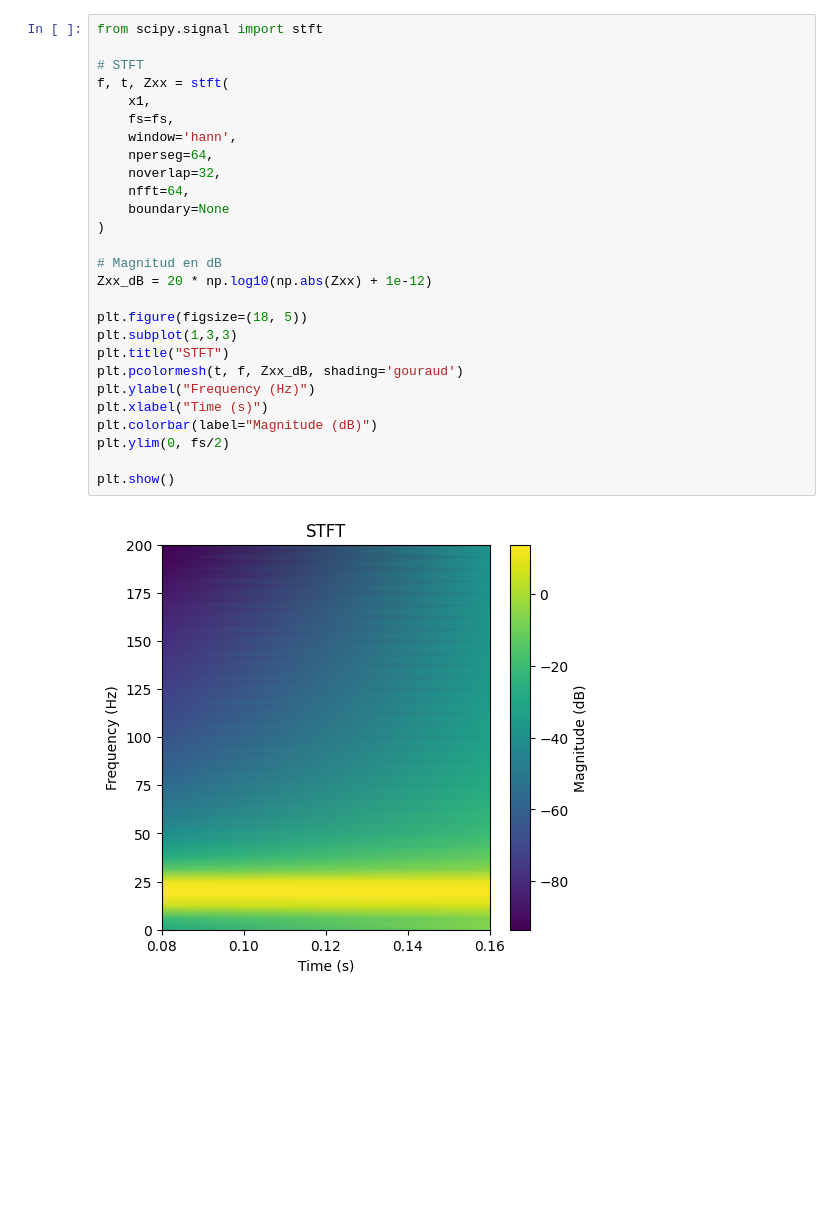
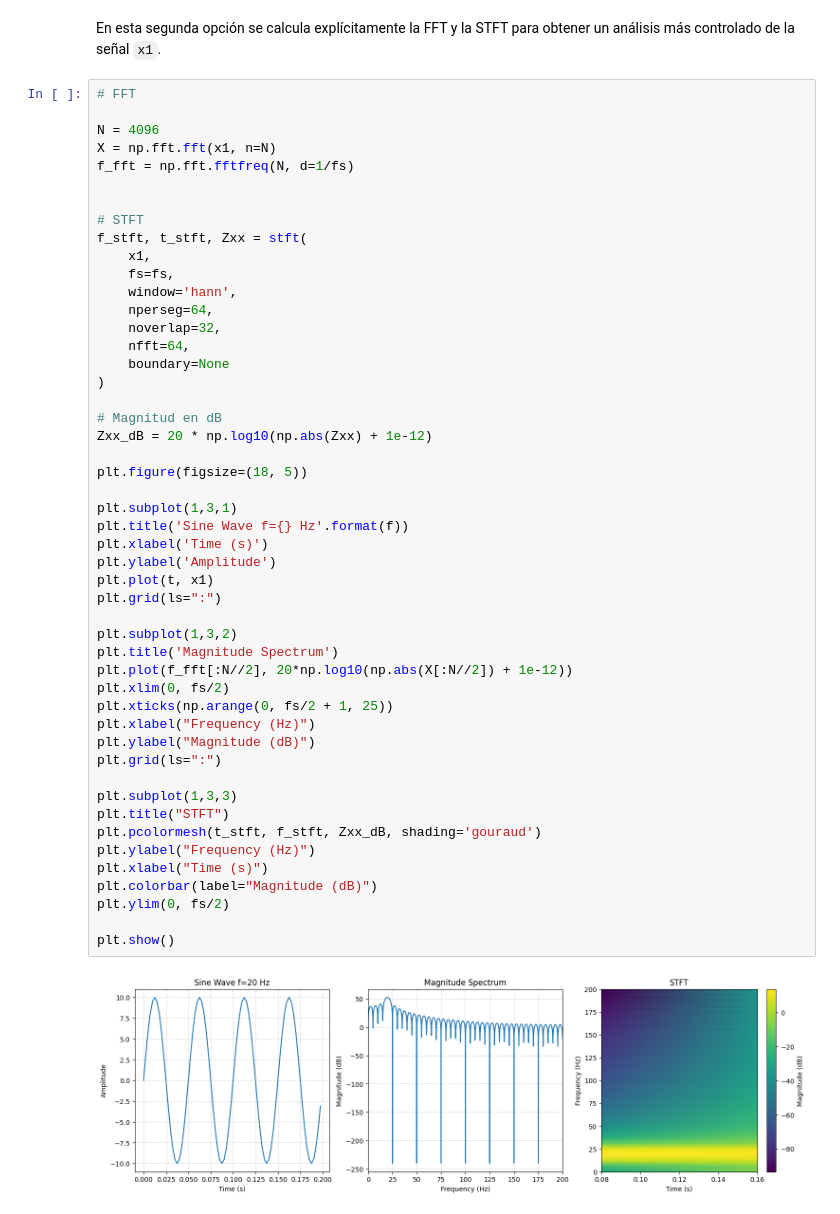
Before and after one commit to MSMRo/DSP_ISB, a Jupyter notebook: NOTEBOOKS/1_senales.ipynb, the cells around one changed output. Saved outputs shown, nothing was run; the diff lists cells and outputs as text; blank space fills up the shorter version.

```diff
--- a/NOTEBOOKS/1_senales.ipynb
+++ b/NOTEBOOKS/1_senales.ipynb
@@ -48,29 +62,53 @@ plt.show()
+# %% [markdown]
+En esta segunda opción se calcula explícitamente la FFT y la STFT para obtener un análisis más controlado de la señal `x1`.
 # %%
-from scipy.signal import stft
+# FFT
+
+N = 4096
+X = np.fft.fft(x1, n=N)
+f_fft = np.fft.fftfreq(N, d=1/fs)
+
 
 # STFT
-f, t, Zxx = stft(
+f_stft, t_stft, Zxx = stft(
     x1,
     fs=fs,
     window='hann',
     nperseg=64,
     noverlap=32,
     nfft=64,
     boundary=None
 )
 
 # Magnitud en dB
 Zxx_dB = 20 * np.log10(np.abs(Zxx) + 1e-12)
 
 plt.figure(figsize=(18, 5))
+
+plt.subplot(1,3,1)
+plt.title('Sine Wave f={} Hz'.format(f))
+plt.xlabel('Time (s)')
+plt.ylabel('Amplitude')
+plt.plot(t, x1)
+plt.grid(ls=":")
+
+plt.subplot(1,3,2)
+plt.title('Magnitude Spectrum')
+plt.plot(f_fft[:N//2], 20*np.log10(np.abs(X[:N//2]) + 1e-12))
+plt.xlim(0, fs/2)
+plt.xticks(np.arange(0, fs/2 + 1, 25))
+plt.xlabel("Frequency (Hz)")
+plt.ylabel("Magnitude (dB)")
+plt.grid(ls=":")
+
 plt.subplot(1,3,3)
 plt.title("STFT")
-plt.pcolormesh(t, f, Zxx_dB, shading='gouraud')
+plt.pcolormesh(t_stft, f_stft, Zxx_dB, shading='gouraud')
 plt.ylabel("Frequency (Hz)")
 plt.xlabel("Time (s)")
 plt.colorbar(label="Magnitude (dB)")
 plt.ylim(0, fs/2)
 
 plt.show()
 # %% [output]
-[figure, old version]
+[figure, new version]
```
Also changed, not shown: parts of 24 cells of this notebook.
